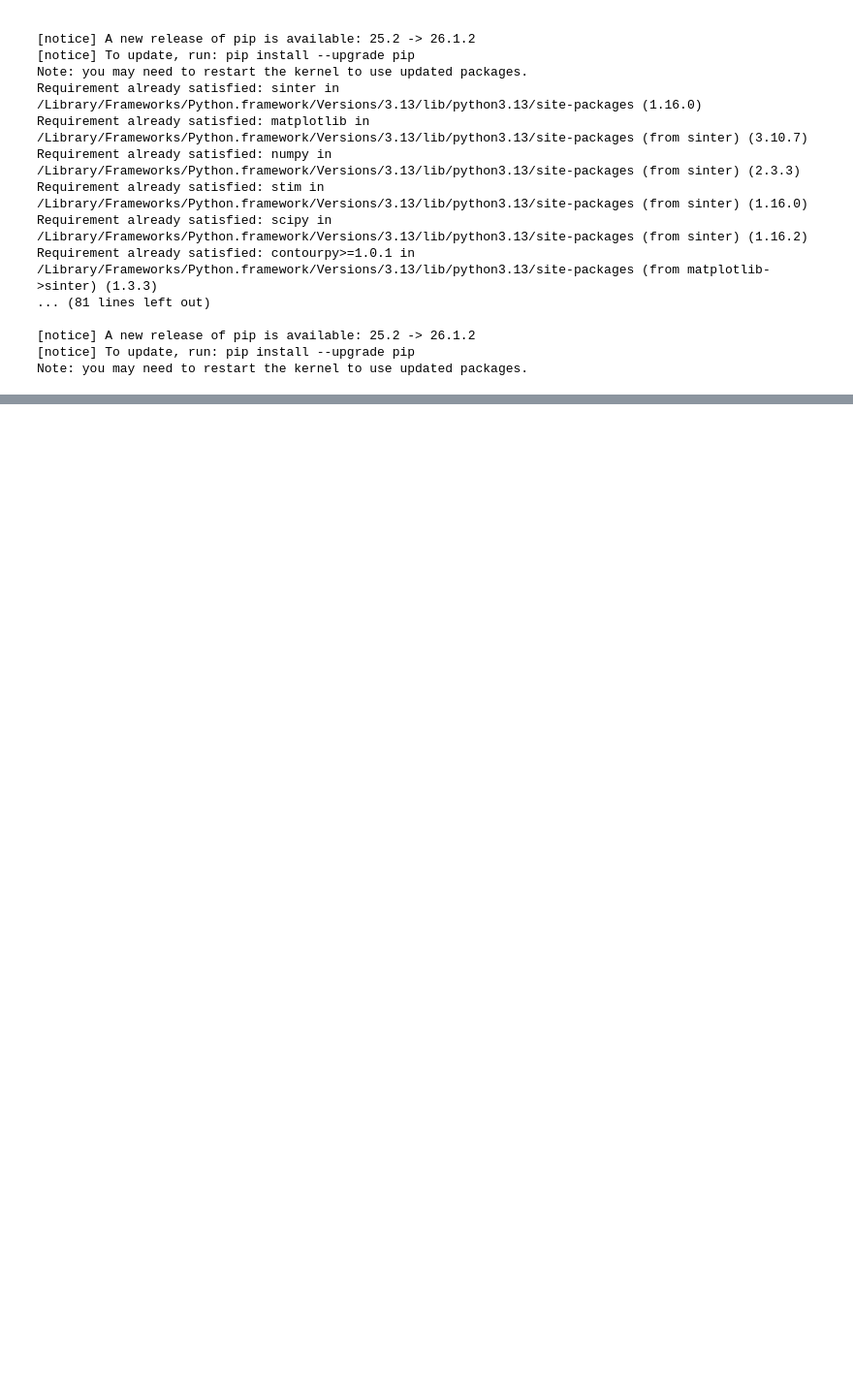
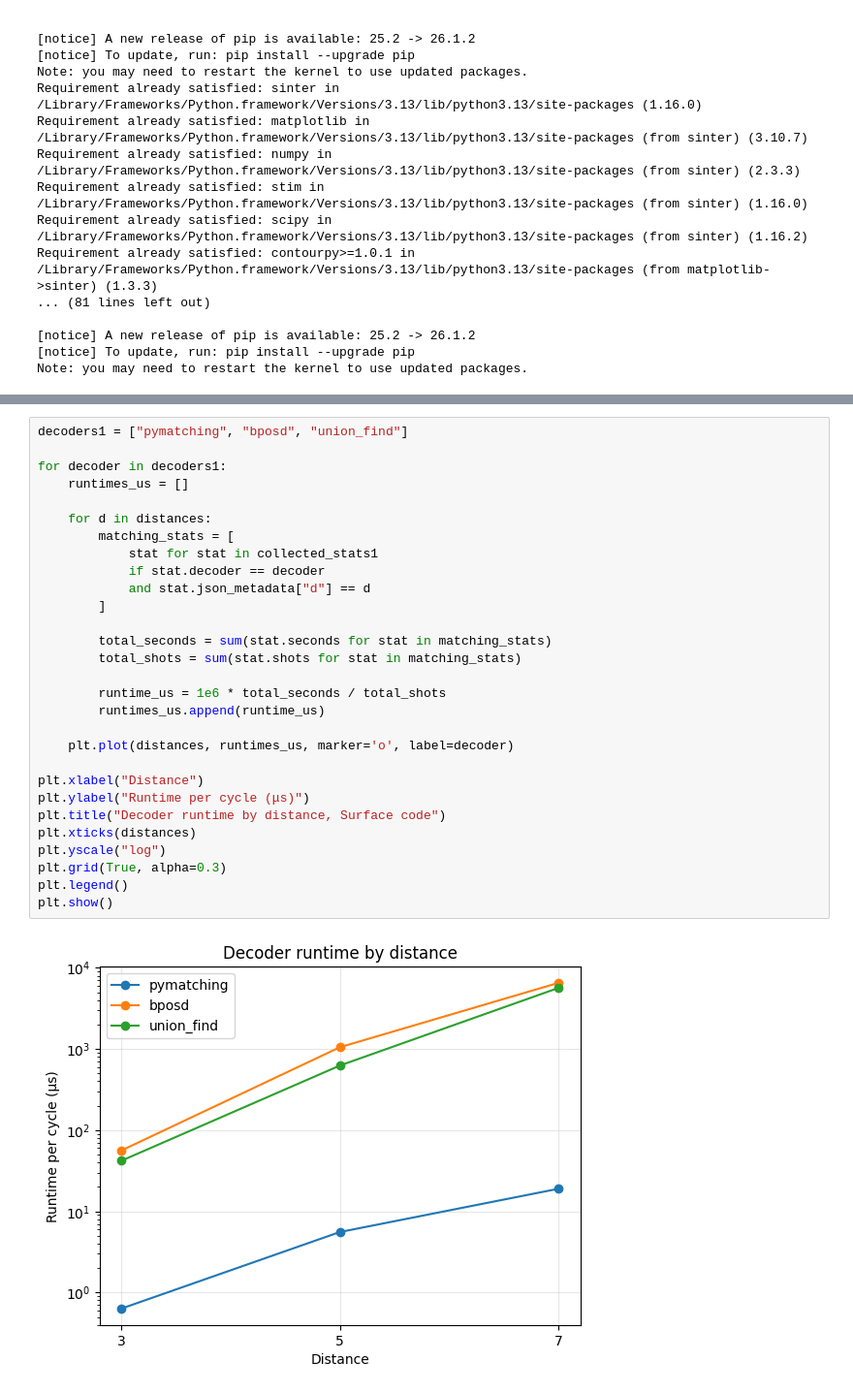
Before and after one commit to KjellMoller/qec-decoders, a Jupyter notebook: demos/demo1.ipynb, the cells around one changed output, grey strips where cells are left out. Shown at 97% size. Drawn from its saved outputs; the diff is of its cells as text; blank space fills up the shorter version.

```diff
--- a/demos/demo1.ipynb
+++ b/demos/demo1.ipynb
@@ -137,0 +107,31 @@ plt.show()
+# %%
+decoders1 = ["pymatching", "bposd", "union_find"]
+
+for decoder in decoders1:
+    runtimes_us = []
+
+    for d in distances:
+        matching_stats = [
+            stat for stat in collected_stats1
+            if stat.decoder == decoder
+            and stat.json_metadata["d"] == d
+        ]
+
+        total_seconds = sum(stat.seconds for stat in matching_stats)
+        total_shots = sum(stat.shots for stat in matching_stats)
+
+        runtime_us = 1e6 * total_seconds / total_shots
+        runtimes_us.append(runtime_us)
+
+    plt.plot(distances, runtimes_us, marker='o', label=decoder)
+
+plt.xlabel("Distance")
+plt.ylabel("Runtime per cycle (μs)")
+plt.title("Decoder runtime by distance, Surface code")
+plt.xticks(distances)
+plt.yscale("log")
+plt.grid(True, alpha=0.3)
+plt.legend()
+plt.show()
+# %% [output]
+[figure, added]
```
Also changed, not shown: parts of 9 cells of this notebook.
